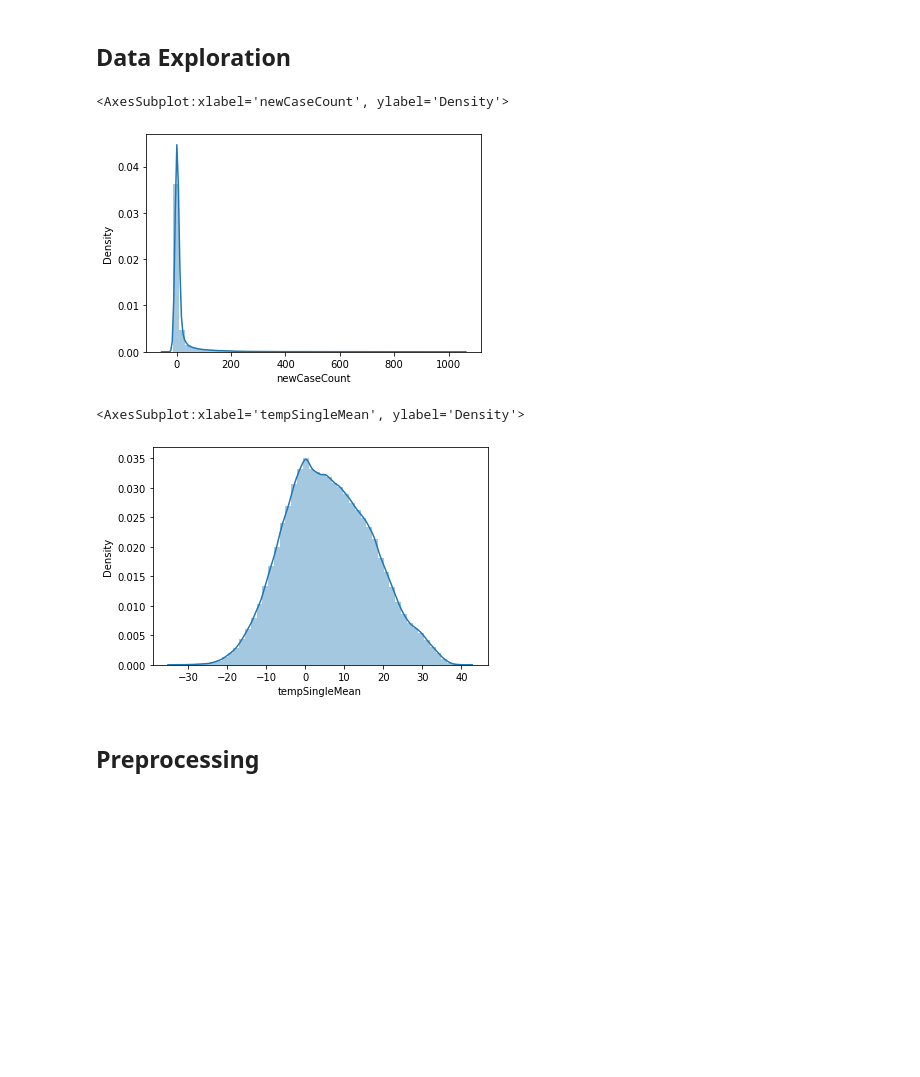
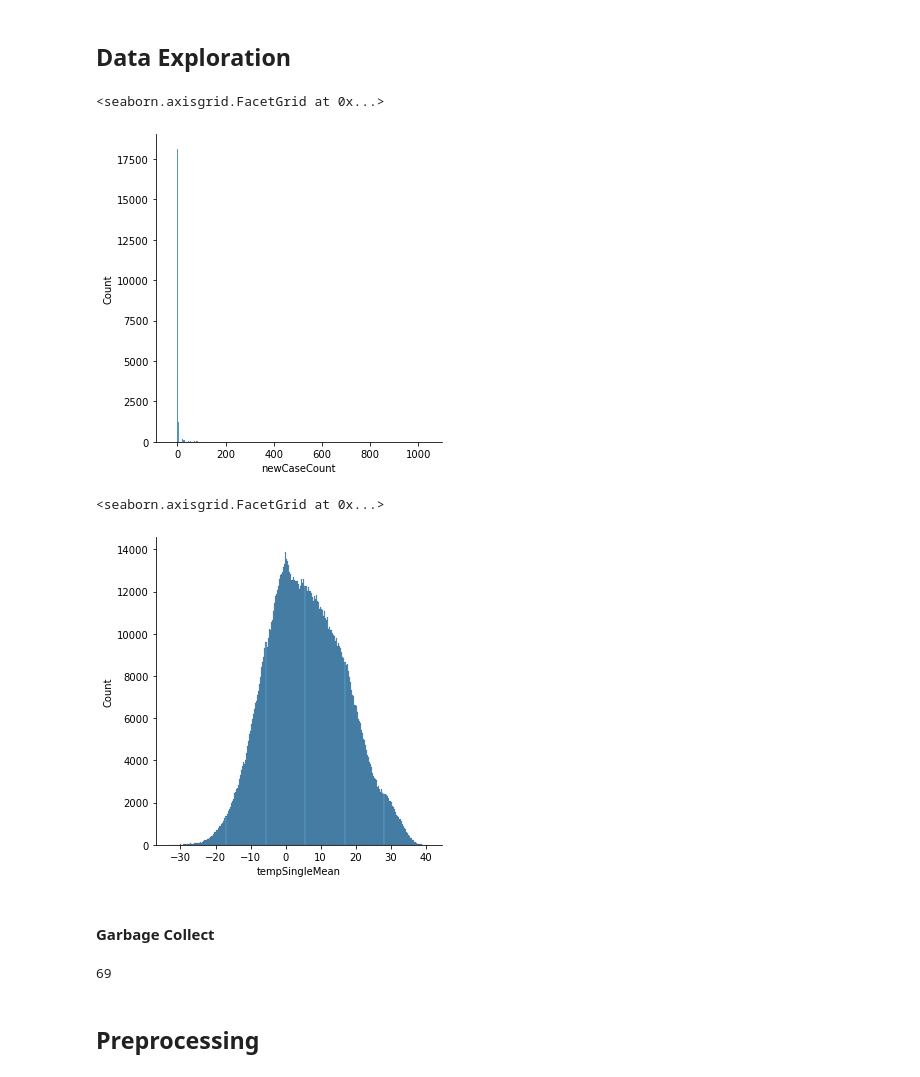
Before and after one commit to christian-westbrook/covid-19-and-weather-patterns, a Jupyter notebook: src/COVID-19 and Weather Patterns.ipynb, the cells around one changed output. Saved outputs shown, nothing was run; the diff lists cells and outputs as text; code cells hidden in the pictures; blank space fills up the shorter version.

```diff
--- a/src/COVID-19 and Weather Patterns.ipynb
+++ b/src/COVID-19 and Weather Patterns.ipynb
@@ -267,15 +271,41 @@ populationGeometryFrame
 # %% [markdown]
 ## Data Exploration
 # %%
-sns.distplot(covidDataFrame.newCaseCount)
+sns.displot(covidDataFrame.newCaseCount)
 # %% [output]
-<AxesSubplot:xlabel='newCaseCount', ylabel='Density'>
+<seaborn.axisgrid.FacetGrid at 0x...>
-[figure, old version]
+[figure, new version]
 # %%
-sns.distplot(temperatureDataFrame.tempSingleMean)
+sns.displot(temperatureDataFrame.tempSingleMean)
 # %% [output]
-<AxesSubplot:xlabel='tempSingleMean', ylabel='Density'>
+<seaborn.axisgrid.FacetGrid at 0x...>
-[figure, old version]
+[figure, new version]
+# %% [markdown]
+#### Garbage Collect
+# %%
+del covidDataFrame
+del covidLabelsFrame
+del covidGeometryFrame
+
+del windDataFrame
+del windLabelsFrame
+del windGeometryFrame
+
+del pressureDataFrame
+del pressureLabelsFrame
+del pressureGeometryFrame
+
+del temperatureDataFrame
+del temperatureLabelsFrame
+del temperatureGeometryFrame
+
+del populationDataFrame
+del populationLabelsFrame
+del populationGeometryFrame
+
+gc.collect()
+# %% [output]
+69
 # %% [markdown]
 ## Preprocessing
 # %% [markdown]
```
Also changed, not shown: parts of 22 cells of this notebook.
